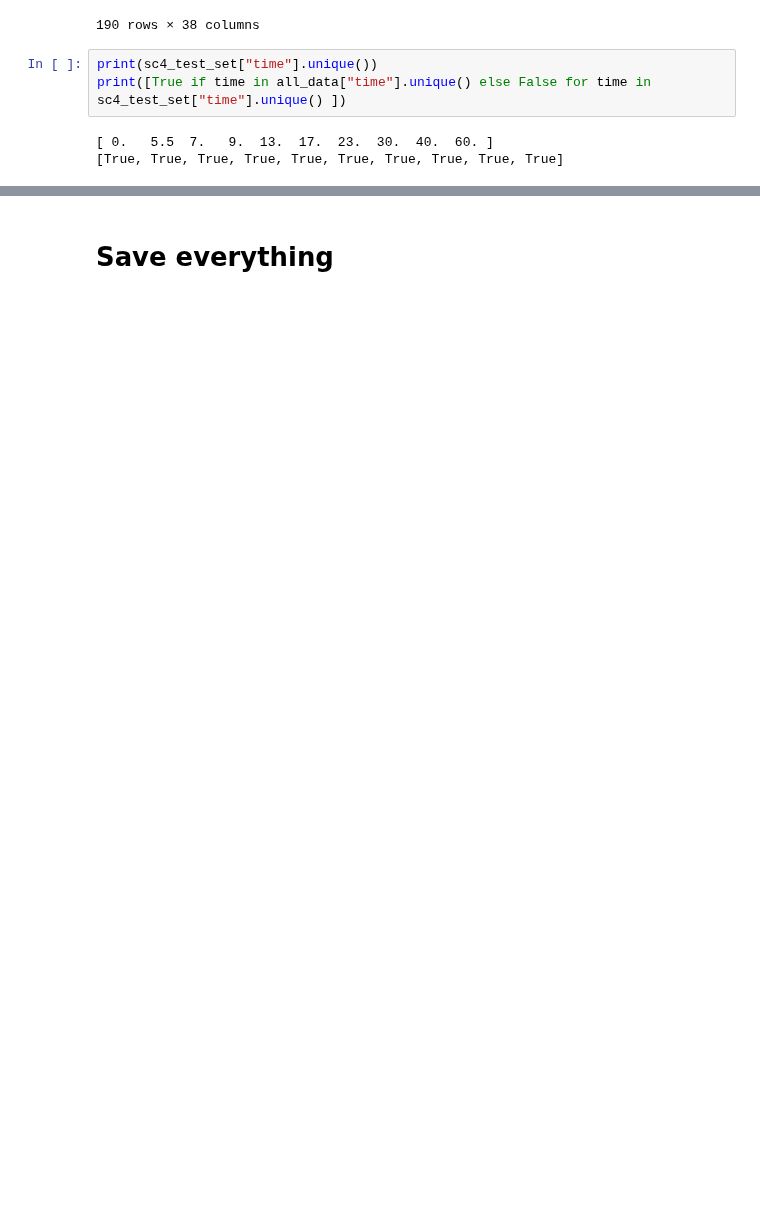
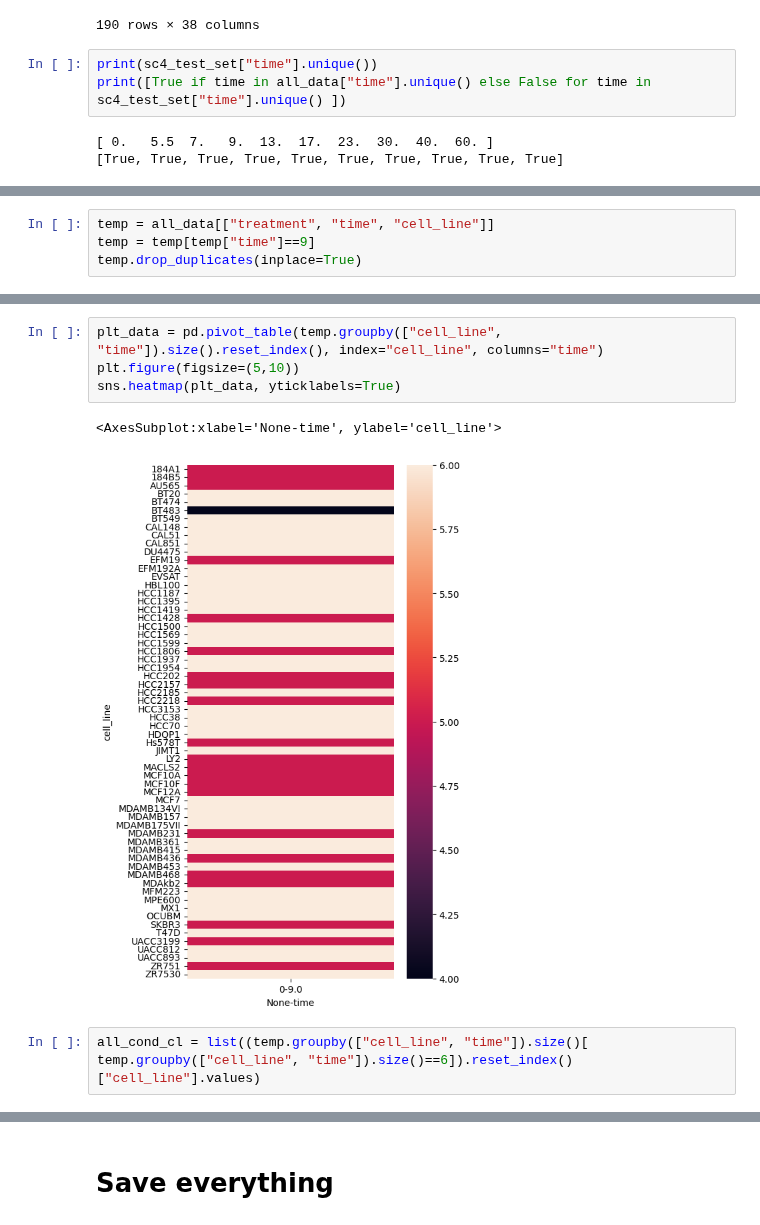
Before and after one commit to c-legac/biofuzznet, a Jupyter notebook: Notebooks/20230502_save_time_aligned_per_cell_line_and_challenge_data.ipynb, the cells around one changed output, grey strips where cells are left out. Saved outputs shown, nothing was run; the diff lists cells and outputs as text; blank space fills up the shorter version.

```diff
--- a/Notebooks/20230502_save_time_aligned_per_cell_line_and_challenge_data.ipynb
+++ b/Notebooks/20230502_save_time_aligned_per_cell_line_and_challenge_data.ipynb
@@ -163,0 +360,4 @@ array(['full', 'EGF', 'iEGFR', 'iMEK', 'iPI3K', 'iPKC'], dtype=object)
+# %%
+temp = all_data[["treatment", "time", "cell_line"]]
+temp = temp[temp["time"]==9]
+temp.drop_duplicates(inplace=True)
@@ -163,0 +408,9 @@ array(['full', 'EGF', 'iEGFR', 'iMEK', 'iPI3K', 'iPKC'], dtype=object)
+# %%
+plt_data = pd.pivot_table(temp.groupby(["cell_line", "time"]).size().reset_index(), index="cell_line", columns="time")
+plt.figure(figsize=(5,10))
+sns.heatmap(plt_data, yticklabels=True)
+# %% [output]
+<AxesSubplot:xlabel='None-time', ylabel='cell_line'>
+[figure, added]
+# %%
+all_cond_cl = list((temp.groupby(["cell_line", "time"]).size()[ temp.groupby(["cell_line", "time"]).size()==6]).reset_index()["cell_line"].values)
```
Also changed, not shown: parts of 39 cells of this notebook, 14 other files.
